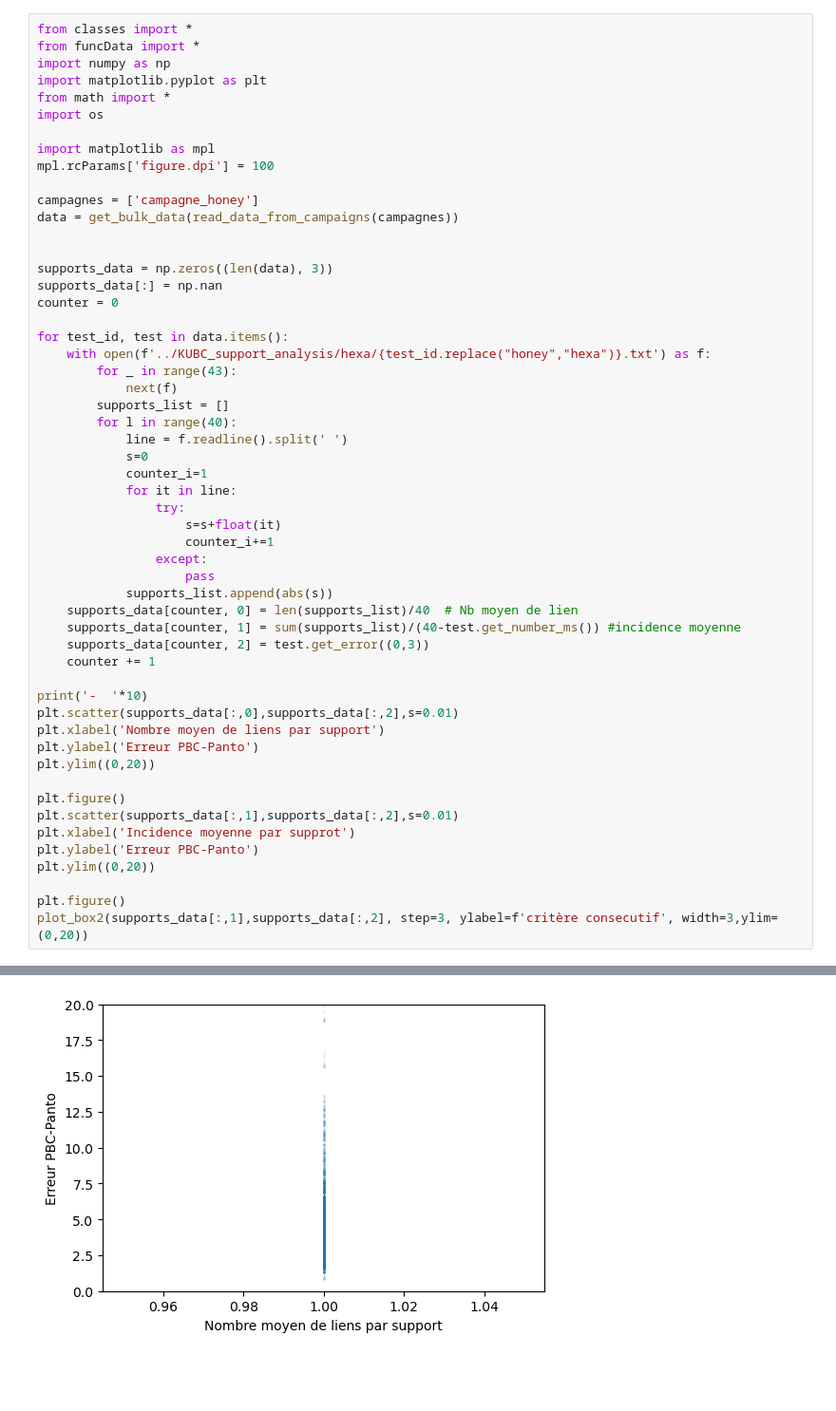
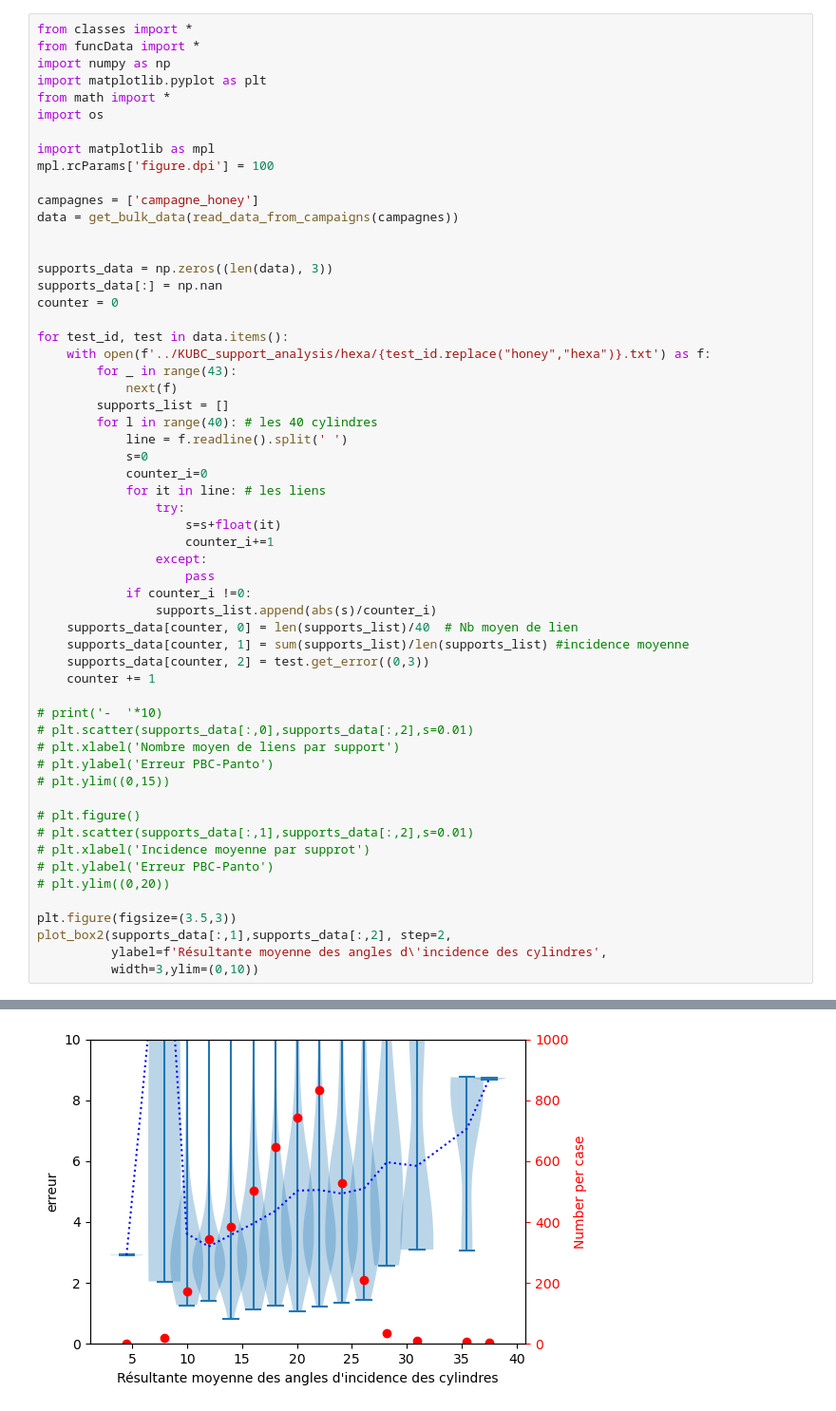
Before and after one commit to h06e/abakubc, a Jupyter notebook: utilities/nida_supports.ipynb, the cells around one changed output, grey strips where cells are left out. Shown at 95% size. Drawn from its saved outputs; the diff is of its cells as text; blank space fills up the shorter version.

```diff
--- a/utilities/nida_supports.ipynb
+++ b/utilities/nida_supports.ipynb
@@ -29,34 +29,37 @@ for test_id, test in data.items():
         for _ in range(43):
             next(f)
         supports_list = []
-        for l in range(40):
+        for l in range(40): # les 40 cylindres
             line = f.readline().split(' ')
             s=0
-            counter_i=1
-            for it in line:
+            counter_i=0
+            for it in line: # les liens
                 try:
                     s=s+float(it)
                     counter_i+=1
                 except:
                     pass
-            supports_list.append(abs(s))
+            if counter_i !=0:
+                supports_list.append(abs(s)/counter_i)
     supports_data[counter, 0] = len(supports_list)/40  # Nb moyen de lien
-    supports_data[counter, 1] = sum(supports_list)/(40-test.get_number_ms()) #incidence moyenne
+    supports_data[counter, 1] = sum(supports_list)/len(supports_list) #incidence moyenne
     supports_data[counter, 2] = test.get_error((0,3))
     counter += 1
 
-print('-  '*10)
-plt.scatter(supports_data[:,0],supports_data[:,2],s=0.01)
-plt.xlabel('Nombre moyen de liens par support')
-plt.ylabel('Erreur PBC-Panto')
-plt.ylim((0,20))
+# print('-  '*10)
+# plt.scatter(supports_data[:,0],supports_data[:,2],s=0.01)
+# plt.xlabel('Nombre moyen de liens par support')
+# plt.ylabel('Erreur PBC-Panto')
+# plt.ylim((0,15))
 
-plt.figure()
-plt.scatter(supports_data[:,1],supports_data[:,2],s=0.01)
-plt.xlabel('Incidence moyenne par supprot')
-plt.ylabel('Erreur PBC-Panto')
-plt.ylim((0,20))
+# plt.figure()
+# plt.scatter(supports_data[:,1],supports_data[:,2],s=0.01)
+# plt.xlabel('Incidence moyenne par supprot')
+# plt.ylabel('Erreur PBC-Panto')
+# plt.ylim((0,20))
 
-plt.figure()
-plot_box2(supports_data[:,1],supports_data[:,2], step=3, ylabel=f'critère consecutif', width=3,ylim=(0,20))
+plt.figure(figsize=(3.5,3))
+plot_box2(supports_data[:,1],supports_data[:,2], step=2,
+          ylabel=f'Résultante moyenne des angles d\'incidence des cylindres',
+          width=3,ylim=(0,10))
 # %% [output]
@@ -65 +68 @@ Lecture des données réalisée en 17.00415s
-[figure, old version]
+[figure, new version]
```
Also changed, not shown: parts of 3 cells of this notebook, 48 other files.
